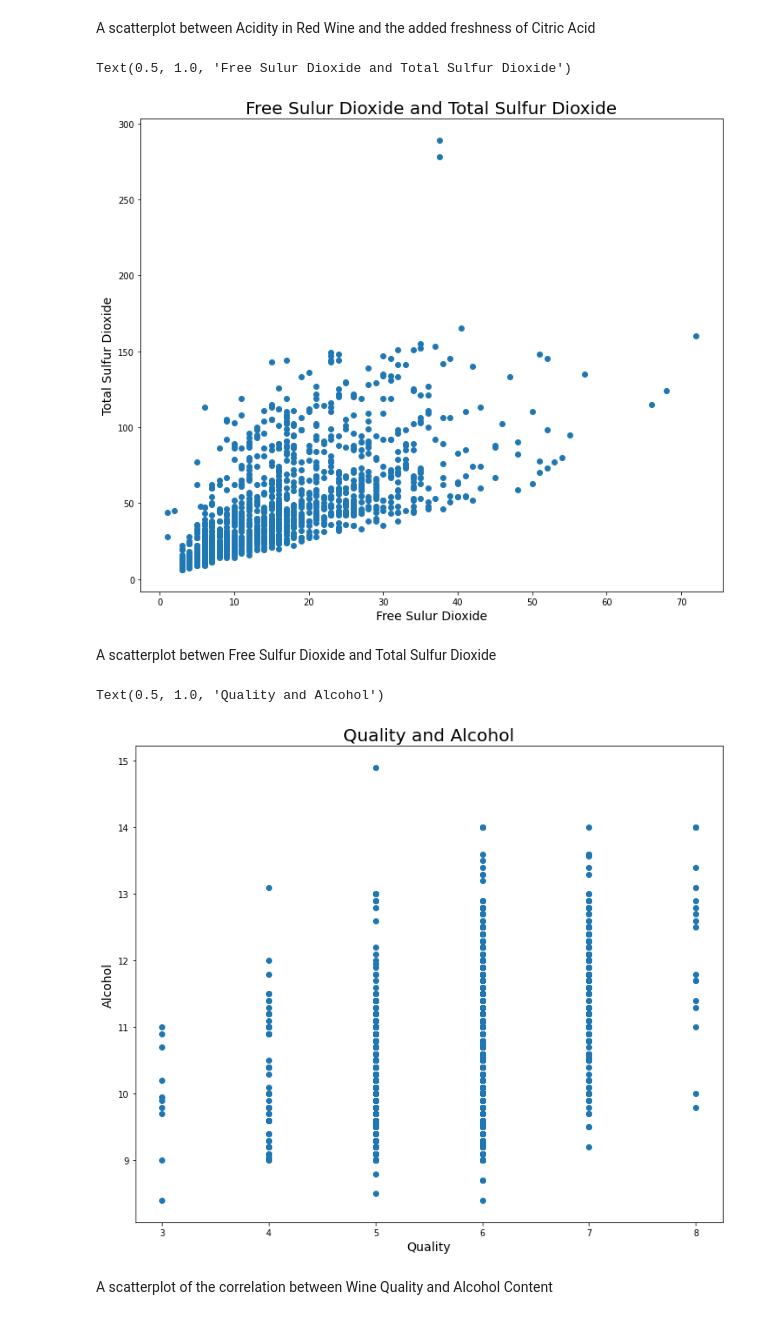
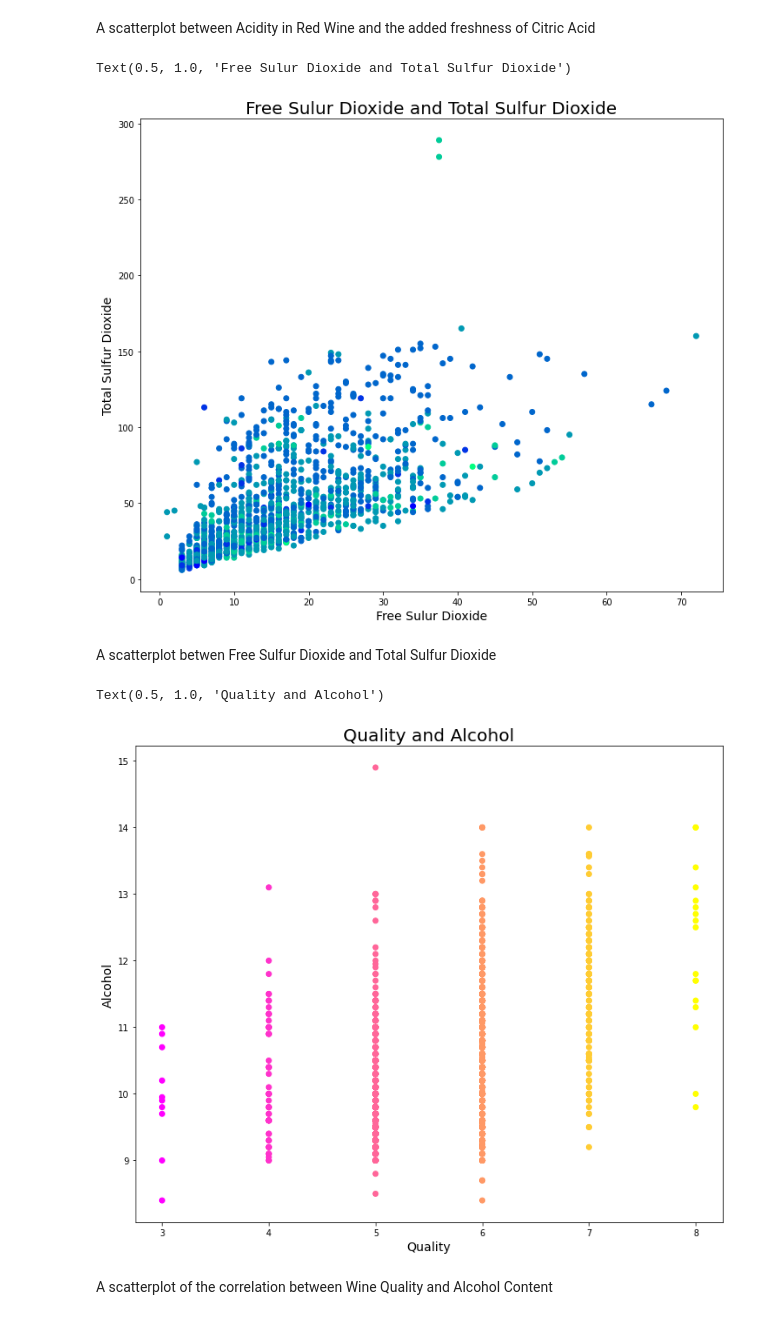
Before and after one commit to RazgrizGhost/Project-2, a Jupyter notebook: Project_2_Part_4_JV.ipynb, the cells around one changed output. Saved outputs shown, nothing was run; the diff lists cells and outputs as text; code cells hidden in the pictures.

```diff
--- a/Project_2_Part_4_JV.ipynb
+++ b/Project_2_Part_4_JV.ipynb
@@ -186,24 +187,24 @@ Text(0.5, 1.0, 'Fixed Acidity and Citric Acid')
 A scatterplot between Acidity in Red Wine and the added freshness of Citric Acid
 # %%
 fig, ax = plt.subplots(figsize=(12,10))
-ax.scatter(df["free sulfur dioxide"], df["total sulfur dioxide"])
+ax.scatter(df["free sulfur dioxide"], df["total sulfur dioxide"], c = df["quality"], cmap = "winter")
 ax.set_xlabel("Free Sulur Dioxide", fontsize = 14)
 ax.set_ylabel("Total Sulfur Dioxide", fontsize = 14)
 ax.set_title("Free Sulur Dioxide and Total Sulfur Dioxide", fontsize = 20)
 # %% [output]
 Text(0.5, 1.0, 'Free Sulur Dioxide and Total Sulfur Dioxide')
-[figure, old version]
+[figure, new version]
 # %% [markdown]
 A scatterplot betwen Free Sulfur Dioxide and Total Sulfur Dioxide
 # %%
 fig, ax = plt.subplots(figsize=(12,10))
-ax.scatter(df["quality"], df["alcohol"])
+ax.scatter(df["quality"], df["alcohol"], c = df["quality"], cmap = "spring")
 ax.set_xlabel("Quality", fontsize = 14)
 ax.set_ylabel("Alcohol", fontsize = 14)
 ax.set_title("Quality and Alcohol", fontsize = 20)
 # %% [output]
 Text(0.5, 1.0, 'Quality and Alcohol')
-[figure, old version]
+[figure, new version]
 # %% [markdown]
 A scatterplot of the correlation between Wine Quality and Alcohol Content
 # %% [markdown]
```
Also changed, not shown: parts of 11 cells of this notebook.
